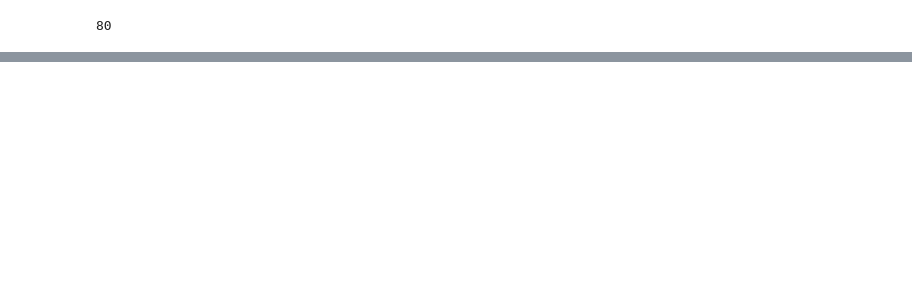
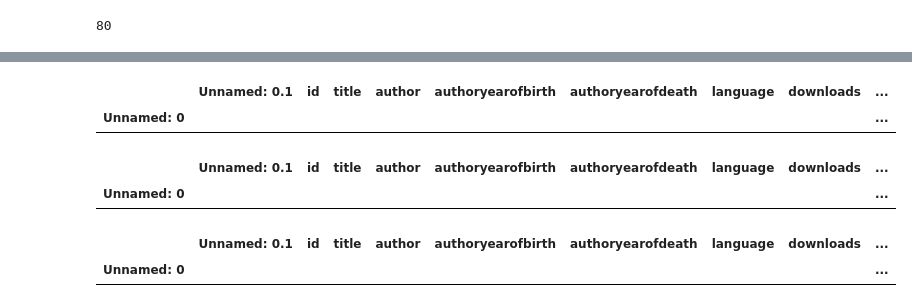
Before and after one commit to xHunterW/gutenberg_corpus_analysis, a Jupyter notebook: SVM/SupportVectorMachine.ipynb, the cells around one changed output, grey strips where cells are left out. Drawn from its saved outputs; the diff is of its cells as text; code cells hidden in the pictures; blank space fills up the shorter version.

```diff
--- a/SVM/SupportVectorMachine.ipynb
+++ b/SVM/SupportVectorMachine.ipynb
@@ -114,0 +169,26 @@ Pipeline(steps=[('tfidf', TfidfVectorizer()), ('svm', SVC(kernel='linear'))])
+# %%
+outfile=os.path.join(gutenberg_corpus_analysis_repo, 'tokenized', 'train_df_chunks_tokenized.pkl')
+train_df.to_pickle(outfile)
+
+outfile=os.path.join(gutenberg_corpus_analysis_repo, 'tokenized', 'val_df_chunks_tokenized.pkl')
+val_df.to_pickle(outfile)
+
+outfile=os.path.join(gutenberg_corpus_analysis_repo, 'tokenized', 'test_df_chunks_tokenized.pkl')
+test_df.to_pickle(outfile)
+# %%
+train_df = pd.read_pickle(outfile)
+# %%
+train_df[train_df['tokenized'].isnull()]
+# %% [output]
+|  | Unnamed: 0.1 | id | title | author | authoryearofbirth | authoryearofdeath | language | downloads | ... |
+| Unnamed: 0 |  |  |  |  |  |  |  |  | ... |
+# %%
+test_df[test_df['tokenized'].isnull()]
+# %% [output]
+|  | Unnamed: 0.1 | id | title | author | authoryearofbirth | authoryearofdeath | language | downloads | ... |
+| Unnamed: 0 |  |  |  |  |  |  |  |  | ... |
+# %%
+val_df[val_df['tokenized'].isnull()]
+# %% [output]
+|  | Unnamed: 0.1 | id | title | author | authoryearofbirth | authoryearofdeath | language | downloads | ... |
+| Unnamed: 0 |  |  |  |  |  |  |  |  | ... |
```
Also changed, not shown: parts of 39 cells of this notebook.
